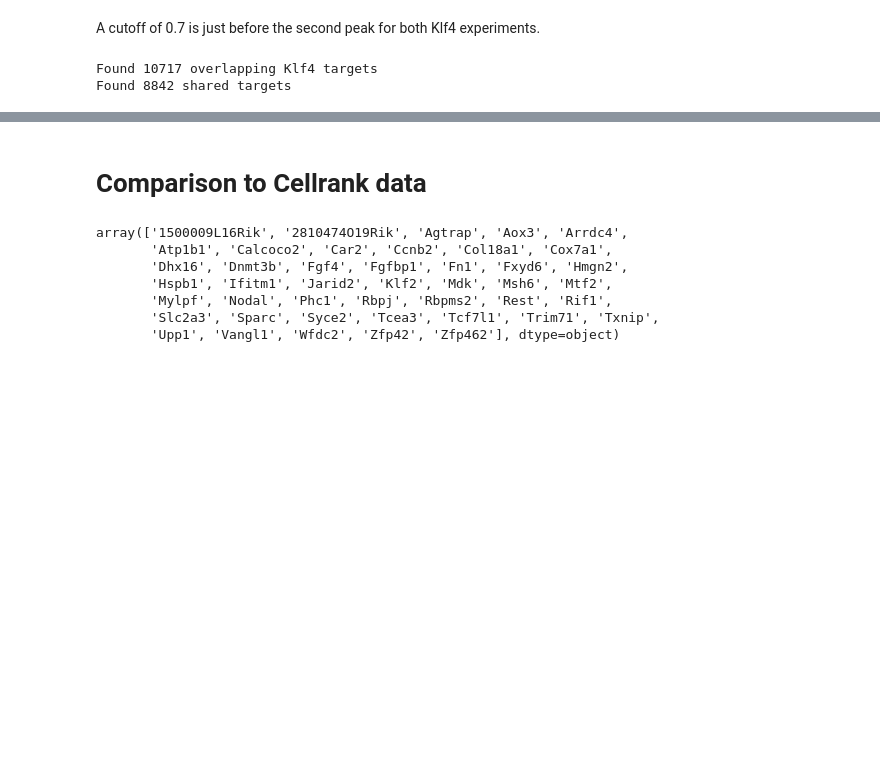
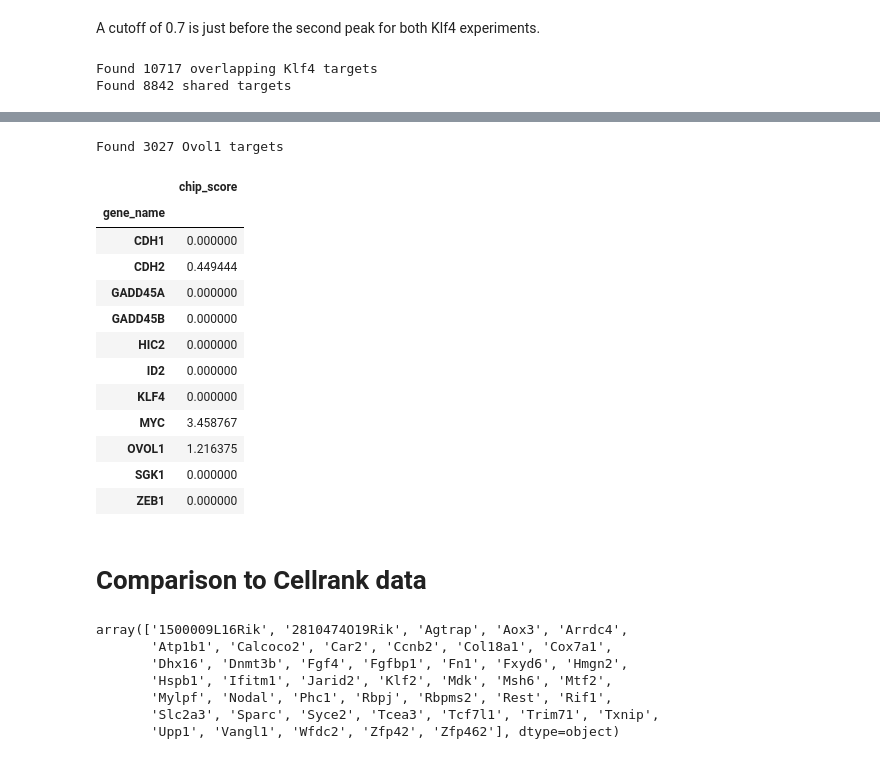
Before and after one commit to logolyte/hic2_masters_project, a Jupyter notebook: Analyze ChIPSeq data version 2.ipynb, the cells around one changed output, grey strips where cells are left out. Cells and saved outputs as stored; diff of their text form; code cells hidden in the pictures; blank space fills up the shorter version.

```diff
--- a/Analyze ChIPSeq data version 2.ipynb
+++ b/Analyze ChIPSeq data version 2.ipynb
@@ -214,0 +263,24 @@ numpy.savetxt(f"{base_name}_klf4_control_targets.txt", klf4_control_targets, fmt
+# %%
+ovol1_targets = ovol1_target_scores.query("chip_score > @cutoff").index.to_list()
+print(f"Found {len(ovol1_targets)} Ovol1 targets")
+# %% [output]
+Found 3027 Ovol1 targets
+# %%
+potential_targets = [s.upper() for s in ['Cdh1', 'Cdh2', 'Gadd45a', 'Gadd45b', 'Hic2', 'Id2', 'Klf4', 'Myc',
+       'Ovol1', 'Sgk1', 'Zeb1']]
+# %%
+ovol1_target_scores.loc[potential_targets]
+# %% [output]
+|  | chip_score |
+| gene_name |  |
+| CDH1 | 0.000000 |
+| CDH2 | 0.449444 |
+| GADD45A | 0.000000 |
+| GADD45B | 0.000000 |
+| HIC2 | 0.000000 |
+| ID2 | 0.000000 |
+| KLF4 | 0.000000 |
+| MYC | 3.458767 |
+| OVOL1 | 1.216375 |
+| SGK1 | 0.000000 |
+| ZEB1 | 0.000000 |
```
Also changed, not shown: parts of 8 cells of this notebook, 11 other files.
